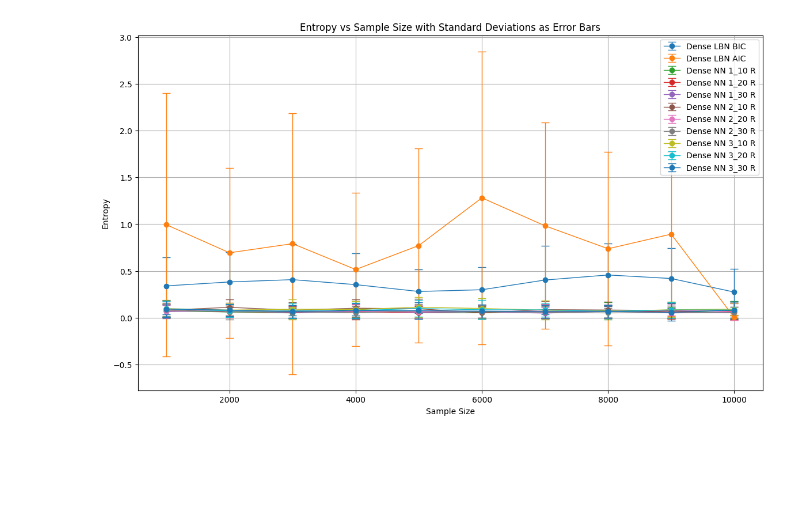
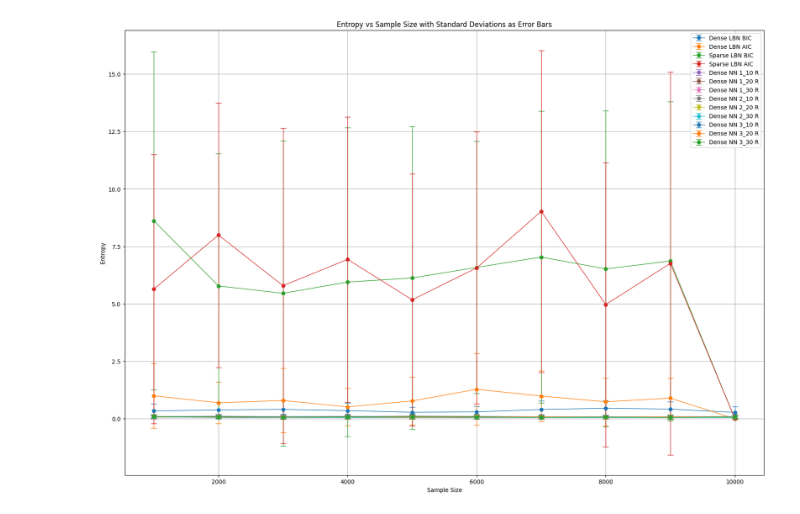
Before and after one commit to nonyeezeh/Research-Project-Code, a Jupyter notebook: Plots.ipynb, the cells around one changed output. Saved outputs shown, nothing was run; the diff lists cells and outputs as text; code cells hidden in the pictures; blank space fills up the shorter version.

Commit message:
Plots

```diff
--- a/Plots.ipynb
+++ b/Plots.ipynb
@@ -11,6 +11,8 @@ sample_sizes = np.array([1000, 2000, 3000, 4000, 5000, 6000, 7000, 8000, 9000, 1
 entropy_data = {
     "Dense LBN BIC": [0.340677254, 0.382600717, 0.407384885, 0.354147514, 0.280886596, 0.299322353, 0.403311328, 0.457240096, 0.419506918, 0.274306612],
     "Dense LBN AIC": [0.994741761, 0.694545988, 0.791977043, 0.515710253, 0.771712492, 1.281596153, 0.982900888, 0.737472793, 0.893832882, 0.001992923],
+    "Sparse LBN BIC":  [8.608054665, 5.776303692, 5.457643128, 5.945403094, 6.123817943, 6.58510777, 7.034003306, 6.519408359, 6.862080393, 0.000452579],
+    "Sparse LBN AIC": [5.644652227, 7.991149774, 5.78705659, 6.934961003, 5.176313764, 6.560829392, 9.024075096, 4.967396114, 6.761081329, 0.000265436],
     "Dense NN 1_10 R": [0.072278784, 0.061716566, 0.050886355, 0.090744148, 0.054882516, 0.052332223, 0.069639917, 0.073063577, 0.05558821, 0.077377144],
     "Dense NN 1_20 R": [0.09481025, 0.06504319, 0.058426954, 0.062239484, 0.055785859, 0.068656344, 0.066983591, 0.065063044, 0.072150783, 0.068387159],
     "Dense NN 1_30 R": [0.064395488, 0.078366276, 0.052024159, 0.068594496, 0.059053316, 0.062124294, 0.049503935, 0.068670761, 0.051124428, 0.059357835],
@@ -26,6 +28,8 @@ entropy_data = {
 std_dev_data = {
     "Dense LBN BIC": [0.303429506, 0.31583905, 0.381973458, 0.331950124, 0.23514192, 0.241285252, 0.367894516, 0.33639168, 0.324567138, 0.249562124],
     "Dense LBN AIC": [1.408214295, 0.908322511, 1.395094174, 0.819310923, 1.039493412, 1.56503659, 1.10230812, 1.033454538, 0.876946569, 0.024696179],
+    "Sparse LBN BIC": [7.353539895, 5.75554903, 6.630021287, 6.715799092, 6.594291245, 5.481988402, 6.347557587, 6.87689402, 6.943952842, 0.000995942],
+    "Sparse LBN AIC": [5.853356105, 5.754186015, 6.865222827, 6.204362983, 5.486942872, 5.917267776, 7.005209663, 6.177412693, 8.33174322, 0.000583112],
     "Dense NN 1_10 R": [0.072369368, 0.052795145, 0.057799307, 0.08827146, 0.062799545, 0.06438936, 0.067849875, 0.092468922, 0.059754918, 0.099455591],
     "Dense NN 1_20 R": [0.091318975, 0.065656351, 0.064617371, 0.079250647, 0.064478129, 0.0688047, 0.073002416, 0.064832514, 0.087507831, 0.088565058],
     "Dense NN 1_30 R": [0.071508988, 0.068992493, 0.051995296, 0.07969874, 0.069572253, 0.072730123, 0.058764637, 0.0729044, 0.051389832, 0.059570418],
@@ -38,17 +42,22 @@ std_dev_data = {
 }
 # %%
 # Plotting
-plt.figure(figsize=(14, 8))
+plt.figure(figsize=(20, 14))  # Adjusting the width (20) and height (14) for landscape
 
 for model, entropies in entropy_data.items():
     std_devs = std_dev_data[model]
     plt.errorbar(sample_sizes, entropies, yerr=std_devs, label=model, capsize=5, marker='o', linestyle='-', linewidth=1)
 
 plt.xlabel('Sample Size')
 plt.ylabel('Entropy')
 plt.title('Entropy vs Sample Size with Standard Deviations as Error Bars')
 plt.legend()
 plt.grid(True)
+
+# Save the plot as a PDF in landscape
+plt.savefig('entropy_vs_sample_size.pdf', format='pdf', bbox_inches='tight', orientation='landscape')
+
+# Show the plot
 plt.show()
 # %% [output]
-[figure, old version]
+[figure, new version]
```
